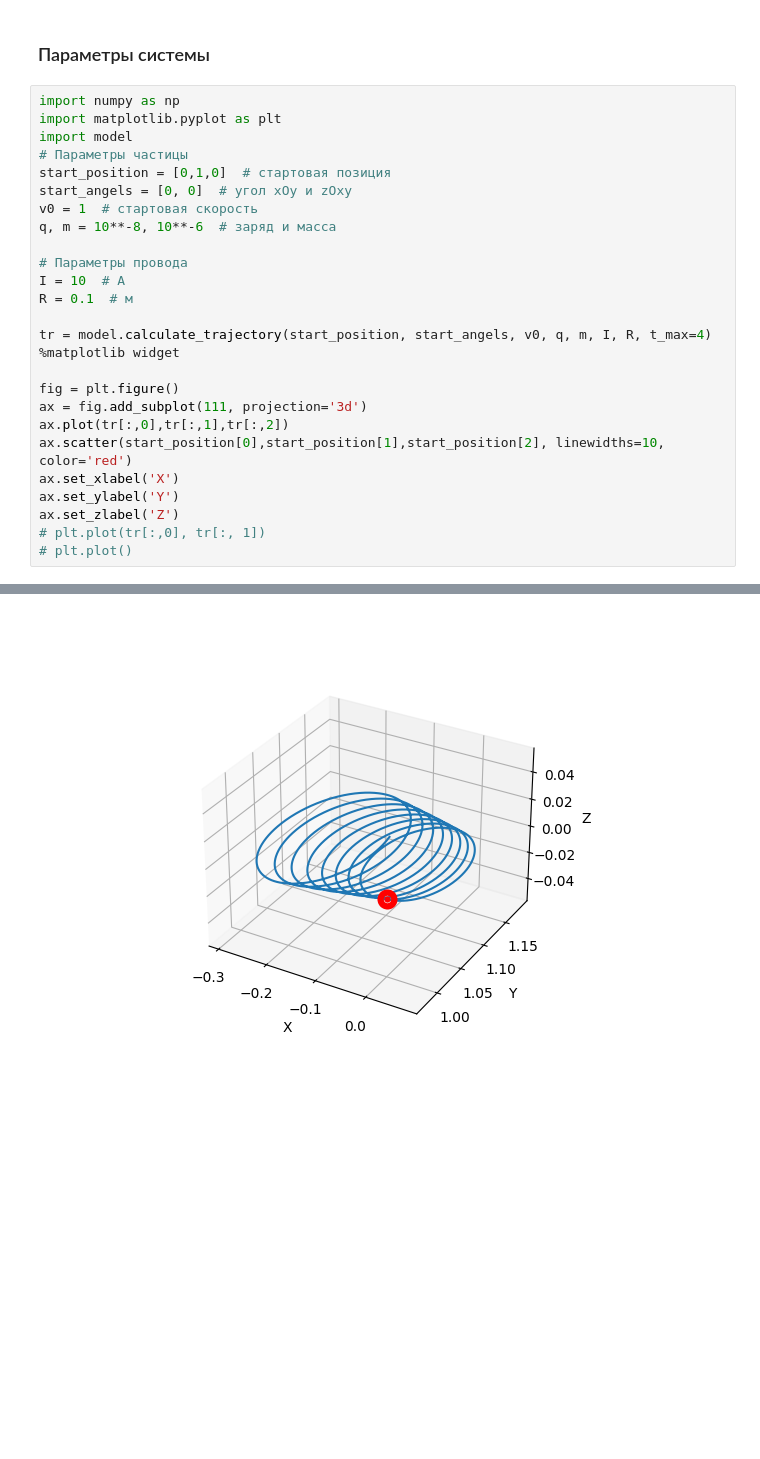
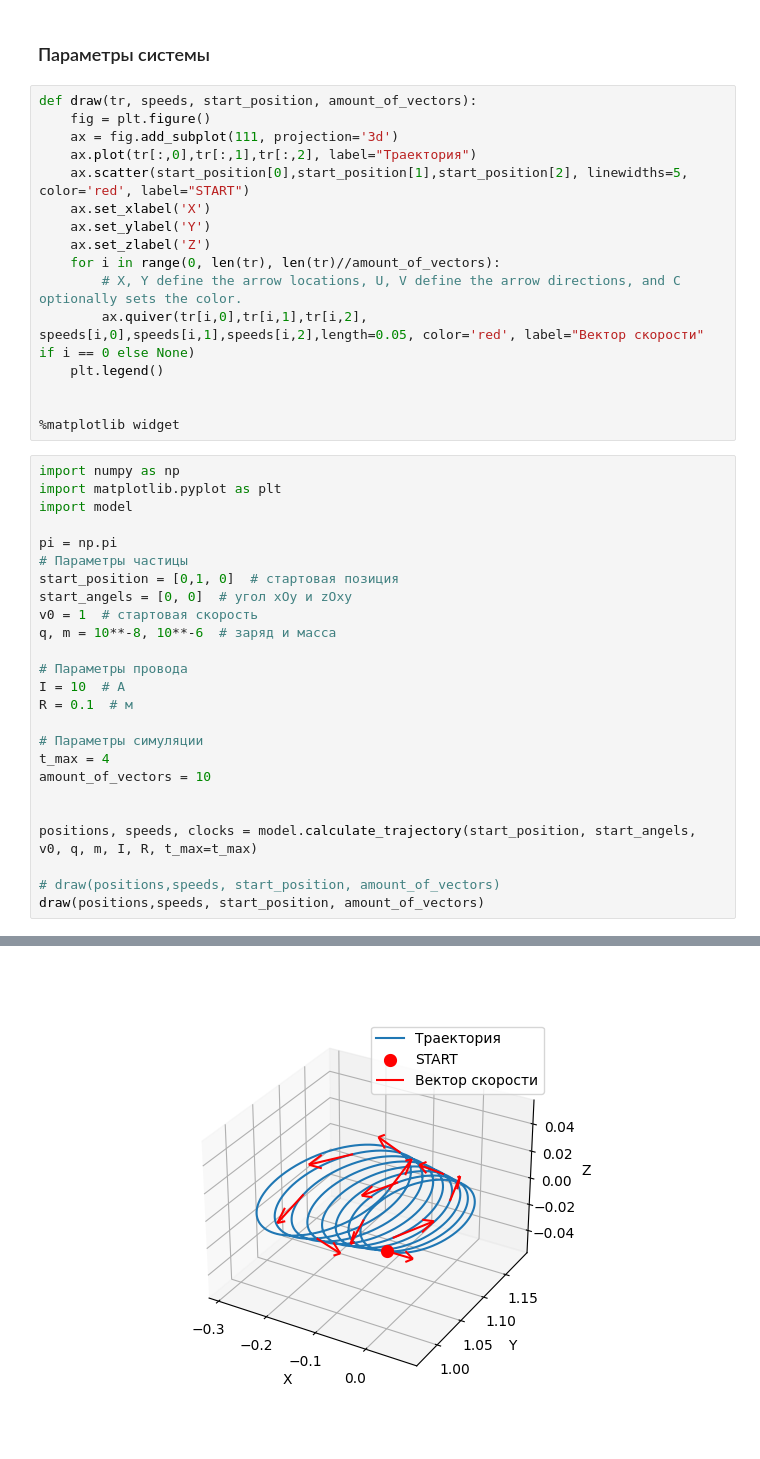
Before and after one commit to lalayants/PhysicsITMO_Electrostatics, a Jupyter notebook: Project2.1/project copy.ipynb, the cells around one changed output, grey strips where cells are left out. Saved outputs shown, nothing was run; the diff lists cells and outputs as text; blank space fills up the shorter version.

Commit message:
speed vectors added

```diff
--- a/Project2.1/project copy.ipynb
+++ b/Project2.1/project copy.ipynb
@@ -16,12 +16,30 @@ import matplotlib.pyplot as plt
 import model
 # %% [markdown]
 ### Параметры системы
+# %%
+def draw(tr, speeds, start_position, amount_of_vectors):
+    fig = plt.figure()
+    ax = fig.add_subplot(111, projection='3d')
+    ax.plot(tr[:,0],tr[:,1],tr[:,2], label="Траектория")
+    ax.scatter(start_position[0],start_position[1],start_position[2], linewidths=5, color='red', label="START")
+    ax.set_xlabel('X')
+    ax.set_ylabel('Y')
+    ax.set_zlabel('Z')
+    for i in range(0, len(tr), len(tr)//amount_of_vectors):
+        # X, Y define the arrow locations, U, V define the arrow directions, and C optionally sets the color.
+        ax.quiver(tr[i,0],tr[i,1],tr[i,2], speeds[i,0],speeds[i,1],speeds[i,2],length=0.05, color='red', label="Вектор скорости" if i == 0 else None)
+    plt.legend()
+
+
+%matplotlib widget
 # %%
 import numpy as np
 import matplotlib.pyplot as plt
 import model
+
+pi = np.pi
 # Параметры частицы
-start_position = [0,1,0]  # стартовая позиция
+start_position = [0,1, 0]  # стартовая позиция
 start_angels = [0, 0]  # угол xOy и zOxy
 v0 = 1  # стартовая скорость
 q, m = 10**-8, 10**-6  # заряд и масса
@@ -30,16 +48,13 @@ q, m = 10**-8, 10**-6  # заряд и масса
 I = 10  # A
 R = 0.1  # м
 
-tr = model.calculate_trajectory(start_position, start_angels, v0, q, m, I, R, t_max=4)
-%matplotlib widget
+# Параметры симуляции
+t_max = 4
+amount_of_vectors = 10
 
-fig = plt.figure()
-ax = fig.add_subplot(111, projection='3d')
-ax.plot(tr[:,0],tr[:,1],tr[:,2])
-ax.scatter(start_position[0],start_position[1],start_position[2], linewidths=10, color='red')
-ax.set_xlabel('X')
-ax.set_ylabel('Y')
-ax.set_zlabel('Z')
-# plt.plot(tr[:,0], tr[:, 1])
-# plt.plot()
+
+positions, speeds, clocks = model.calculate_trajectory(start_position, start_angels, v0, q, m, I, R, t_max=t_max)
+
+# draw(positions,speeds, start_position, amount_of_vectors)
+draw(positions,speeds, start_position, amount_of_vectors)
 # %% [output]
@@ -47 +61 @@ Text(0.5, 0, 'Z')
-[figure, old version]
+[figure, new version]
```
Also changed, not shown: parts of 1 cell of this notebook, 1 other file.
